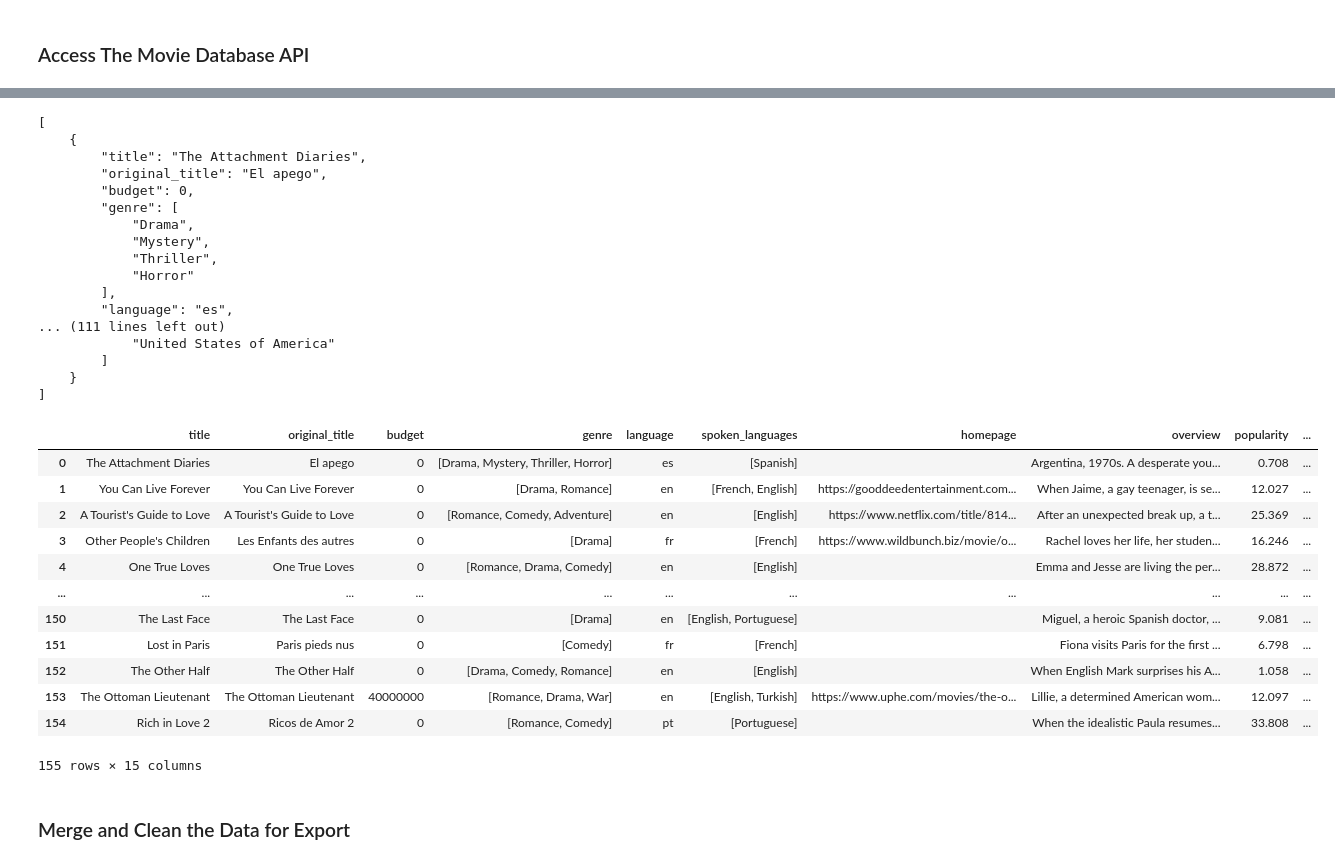
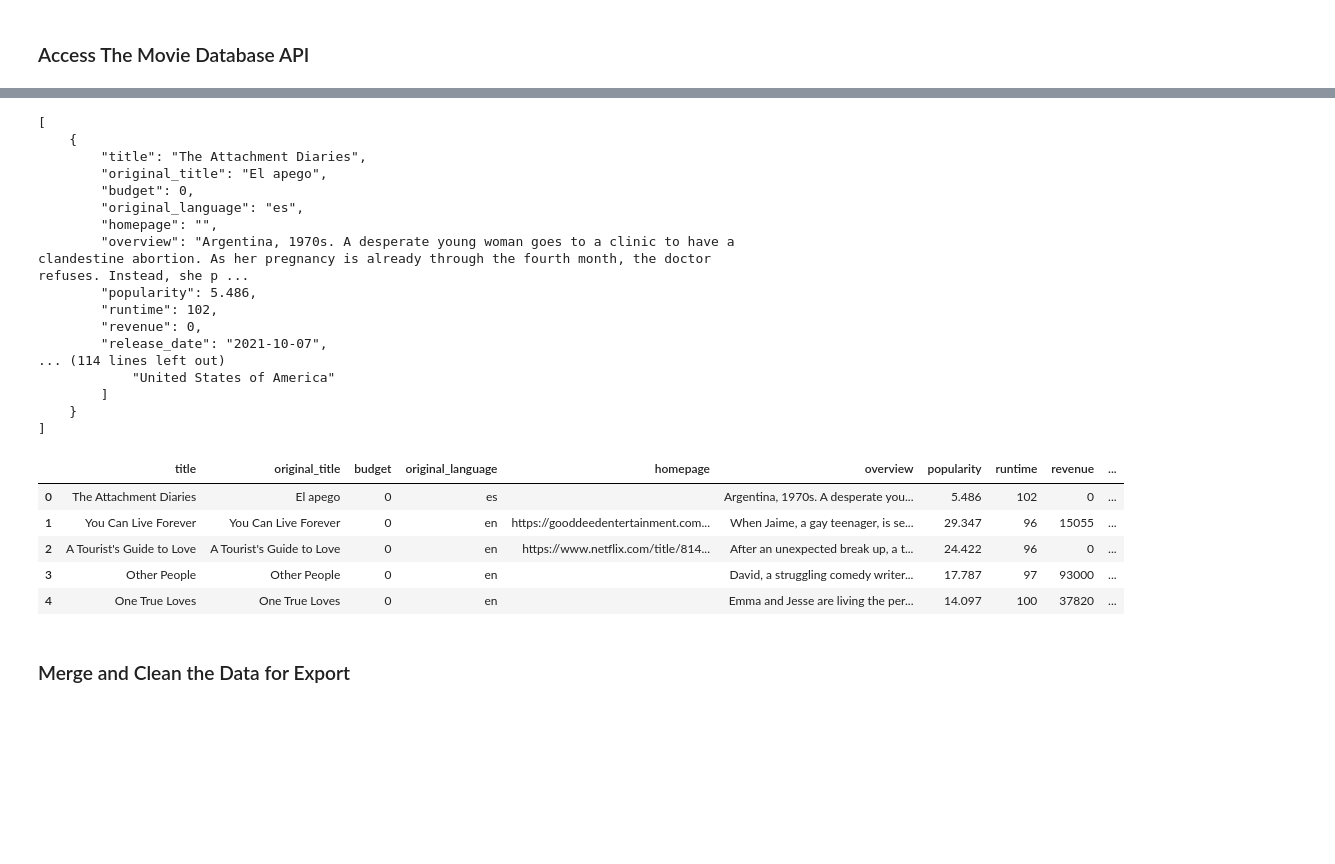
Before and after one commit to GavinKingston/data-sourcing-challenge, a Jupyter notebook: retrieve_movie_data.ipynb, the cells around one changed output, grey strips where cells are left out. Drawn from its saved outputs; the diff is of its cells as text; code cells hidden in the pictures; blank space fills up the shorter version.

```diff
--- a/retrieve_movie_data.ipynb
+++ b/retrieve_movie_data.ipynb
@@ -126,6 +133,7 @@ reviews_df.head()
 # End string should include " Review" to avoid cutting title early
 titles = reviews_df["headline.main"].str.extract(r"\u2018(.*?)\u2019.*?Review")
 reviews_df["title"] = titles
+reviews_df = reviews_df.dropna(subset=["title"])
 reviews_df.head()
 # %% [output]
 |  | web_url | snippet | source | keywords | pub_date | word_count | headline.main | headline.kicker | ... |
@@ -268,40 +284,36 @@ Kedi,’ Rekindling a ‘Love of Life not found.
 # %%
 # Preview the first 5 results in JSON format
 # Use json.dumps with argument indent=4 to format data
+print(json.dumps(tmdb_movies_list[:5], indent=4))
 # %% [output]
 [
     {
         "title": "The Attachment Diaries",
         "original_title": "El apego",
         "budget": 0,
-        "genre": [
-            "Drama",
-            "Mystery",
-            "Thriller",
-            "Horror"
-        ],
-        "language": "es",
-... (111 lines left out)
+        "original_language": "es",
+        "homepage": "",
+        "overview": "Argentina, 1970s. A desperate young woman goes to a clinic to have a clandestine abortion. As her pregnancy is already through the fourth month, the doctor refuses. Instead, she p ...
+        "popularity": 5.486,
+        "runtime": 102,
+        "revenue": 0,
+        "release_date": "2021-10-07",
+... (114 lines left out)
             "United States of America"
         ]
     }
 ]
 # %%
 # Convert the results to a DataFrame
+tmdb_movies_df = pd.DataFrame(tmdb_movies_list)
+tmdb_movies_df.head()
 # %% [output]
-|  | title | original_title | budget | genre | language | spoken_languages | homepage | overview | popularity | ... |
-| 0 | The Attachment Diaries | El apego | 0 | [Drama, Mystery, Thriller, Horror] | es | [Spanish] |  | Argentina, 1970s. A desperate you... | 0.708 | ... |
-| 1 | You Can Live Forever | You Can Live Forever | 0 | [Drama, Romance] | en | [French, English] | https://gooddeedentertainment.com... | When Jaime, a gay teenager, is se... | 12.027 | ... |
-| 2 | A Tourist's Guide to Love | A Tourist's Guide to Love | 0 | [Romance, Comedy, Adventure] | en | [English] | https://www.netflix.com/title/814... | After an unexpected break up, a t... | 25.369 | ... |
-| 3 | Other People's Children | Les Enfants des autres | 0 | [Drama] | fr | [French] | https://www.wildbunch.biz/movie/o... | Rachel loves her life, her studen... | 16.246 | ... |
-| 4 | One True Loves | One True Loves | 0 | [Romance, Drama, Comedy] | en | [English] |  | Emma and Jesse are living the per... | 28.872 | ... |
-| ... | ... | ... | ... | ... | ... | ... | ... | ... | ... | ... |
-| 150 | The Last Face | The Last Face | 0 | [Drama] | en | [English, Portuguese] |  | Miguel, a heroic Spanish doctor, ... | 9.081 | ... |
-| 151 | Lost in Paris | Paris pieds nus | 0 | [Comedy] | fr | [French] |  | Fiona visits Paris for the first ... | 6.798 | ... |
-| 152 | The Other Half | The Other Half | 0 | [Drama, Comedy, Romance] | en | [English] |  | When English Mark surprises his A... | 1.058 | ... |
-| 153 | The Ottoman Lieutenant | The Ottoman Lieutenant | 40000000 | [Romance, Drama, War] | en | [English, Turkish] | https://www.uphe.com/movies/the-o... | Lillie, a determined American wom... | 12.097 | ... |
-| 154 | Rich in Love 2 | Ricos de Amor 2 | 0 | [Romance, Comedy] | pt | [Portuguese] |  | When the idealistic Paula resumes... | 33.808 | ... |
+|  | title | original_title | budget | original_language | homepage | overview | popularity | runtime | revenue | ... |
+| 0 | The Attachment Diaries | El apego | 0 | es |  | Argentina, 1970s. A desperate you... | 5.486 | 102 | 0 | ... |
+| 1 | You Can Live Forever | You Can Live Forever | 0 | en | https://gooddeedentertainment.com... | When Jaime, a gay teenager, is se... | 29.347 | 96 | 15055 | ... |
+| 2 | A Tourist's Guide to Love | A Tourist's Guide to Love | 0 | en | https://www.netflix.com/title/814... | After an unexpected break up, a t... | 24.422 | 96 | 0 | ... |
+| 3 | Other People | Other People | 0 | en |  | David, a struggling comedy writer... | 17.787 | 97 | 93000 | ... |
+| 4 | One True Loves | One True Loves | 0 | en |  | Emma and Jesse are living the per... | 14.097 | 100 | 37820 | ... |
-155 rows × 15 columns
 # %% [markdown]
 ### Merge and Clean the Data for Export
 # %%
```
Also changed, not shown: parts of 11 cells of this notebook.
